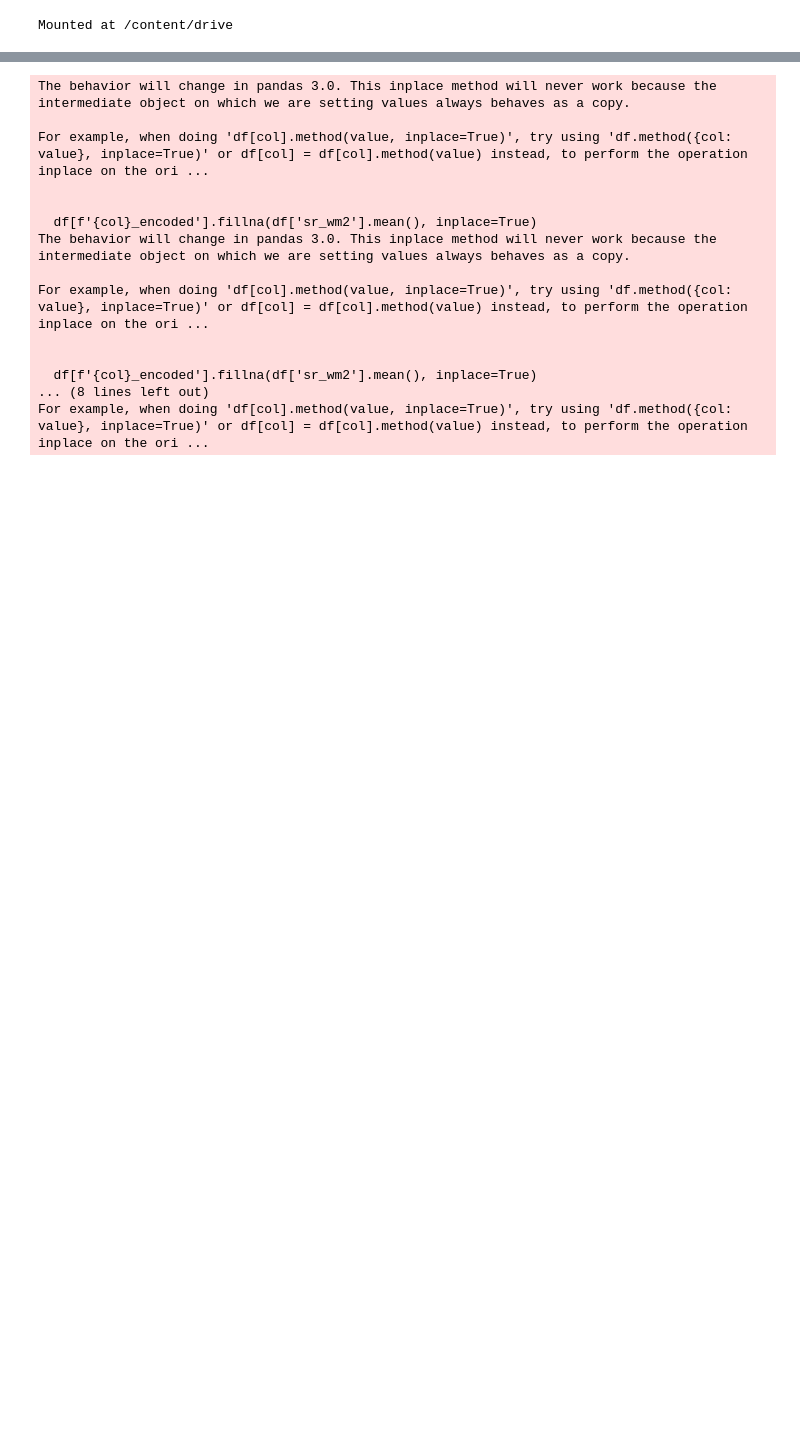
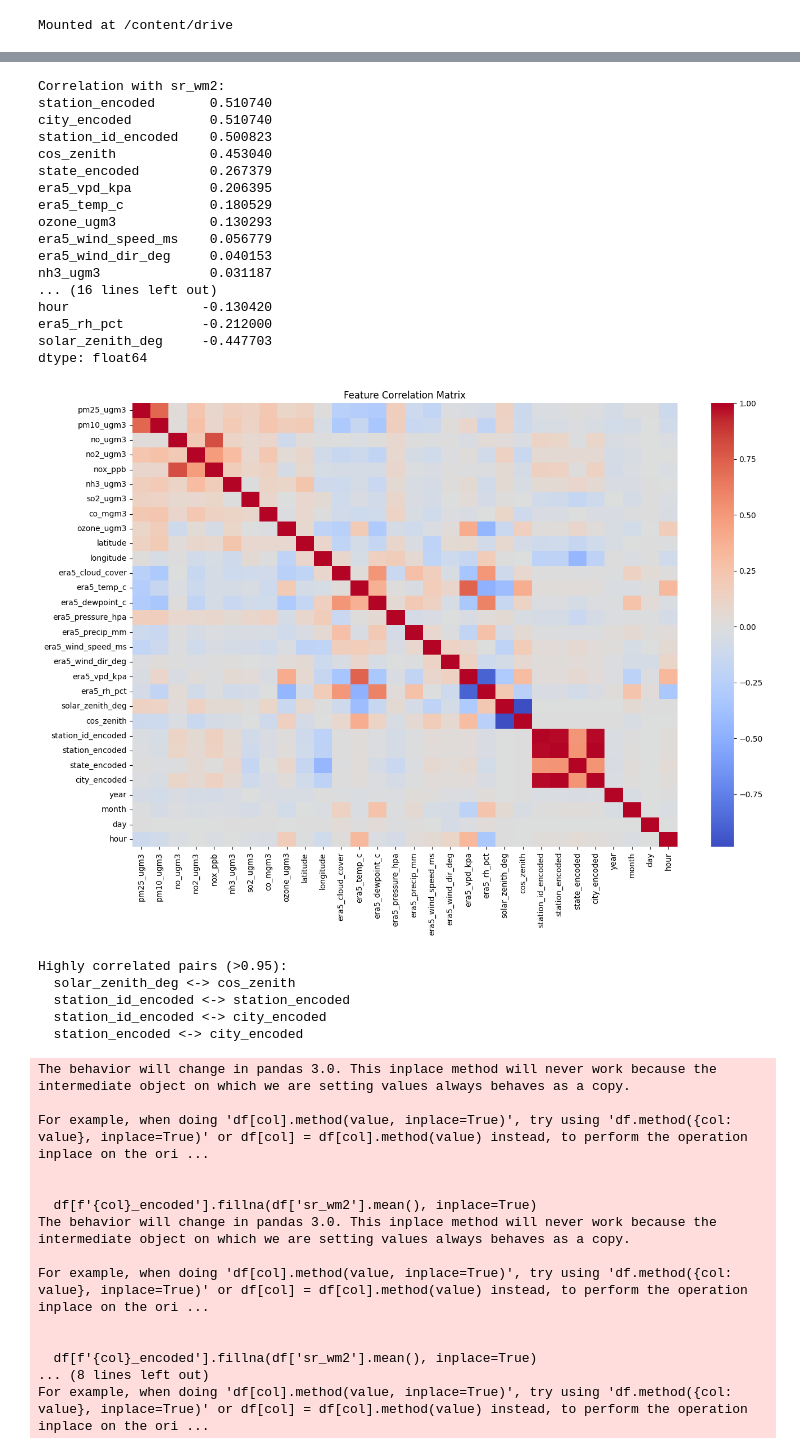
Before and after one commit to prajyot-raut/mlpr-project, a Jupyter notebook: training2.ipynb, the cells around one changed output, grey strips where cells are left out. Cells and saved outputs as stored; diff of their text form; code cells hidden in the pictures; blank space fills up the shorter version.

```diff
--- a/training2.ipynb
+++ b/training2.ipynb
@@ -29,3 +89,54 @@ Index(['timestamp', 'pm25_ugm3', 'pm10_ugm3', 'no_ugm3', 'no2_ugm3', 'nox_ppb',
+# %%
+import matplotlib.pyplot as plt
+import seaborn as sns
+
+# Calculate correlation with target
+corr_with_target = X_reduced.corrwith(y).sort_values(ascending=False)
+print("Correlation with sr_wm2:")
+print(corr_with_target)
+
+# Find highly correlated features (multicollinearity)
+corr_matrix = X_reduced.corr()
+plt.figure(figsize=(14, 10))
+sns.heatmap(corr_matrix, annot=False, cmap='coolwarm', center=0)
+plt.title("Feature Correlation Matrix")
+plt.tight_layout()
+plt.show()
+
+# Drop features with >0.95 correlation with other features (keep one)
+high_corr_pairs = []
+for i in range(len(corr_matrix.columns)):
+    for j in range(i+1, len(corr_matrix.columns)):
+        if abs(corr_matrix.iloc[i, j]) > 0.95:
+            high_corr_pairs.append((corr_matrix.columns[i], corr_matrix.columns[j]))
+
+print("\nHighly correlated pairs (>0.95):")
+for pair in high_corr_pairs:
+    print(f"  {pair[0]} <-> {pair[1]}")
+# %% [output]
+Correlation with sr_wm2:
+station_encoded       0.510740
+city_encoded          0.510740
+station_id_encoded    0.500823
+cos_zenith            0.453040
+state_encoded         0.267379
+era5_vpd_kpa          0.206395
+era5_temp_c           0.180529
+ozone_ugm3            0.130293
+era5_wind_speed_ms    0.056779
+era5_wind_dir_deg     0.040153
+nh3_ugm3              0.031187
+... (16 lines left out)
+hour                 -0.130420
+era5_rh_pct          -0.212000
+solar_zenith_deg     -0.447703
+dtype: float64
+[figure, added]
+Highly correlated pairs (>0.95):
+  solar_zenith_deg <-> cos_zenith
+  station_id_encoded <-> station_encoded
+  station_id_encoded <-> city_encoded
+  station_encoded <-> city_encoded
 # %%
 #df.drop(columns=['latitude', 'longitude', 'station_id', 'station', 'state', 'city'],  inplace=True)
 from sklearn.preprocessing import LabelEncoder
```
Also changed, not shown: parts of 7 cells of this notebook.
